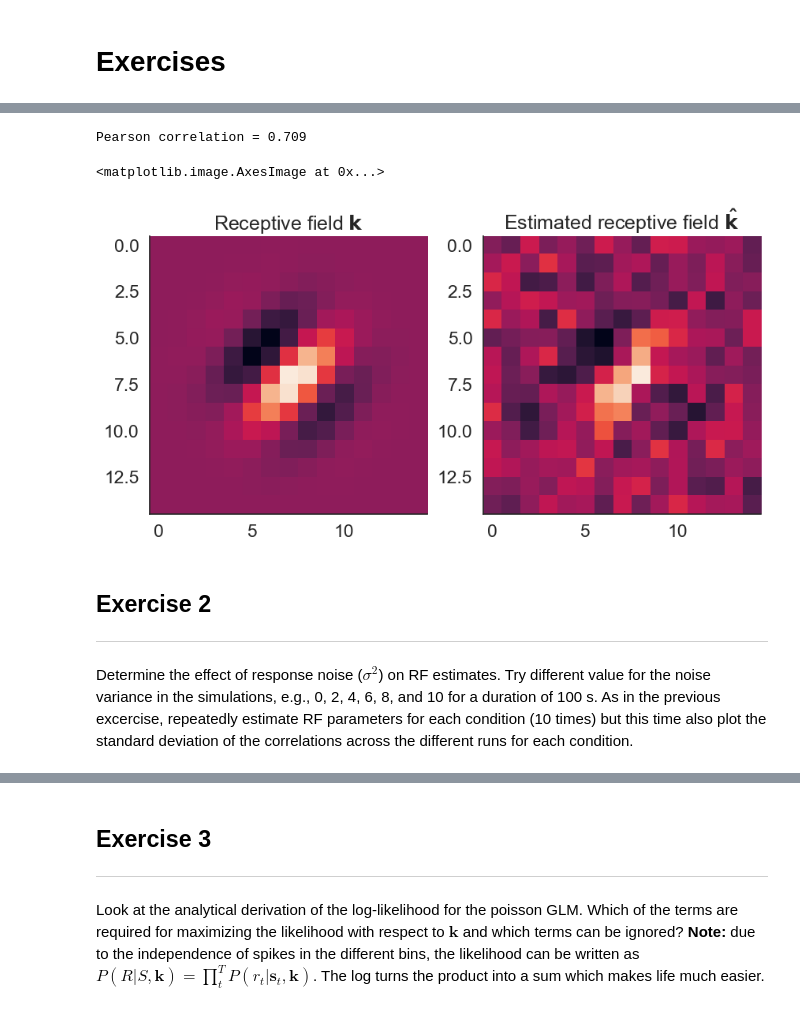
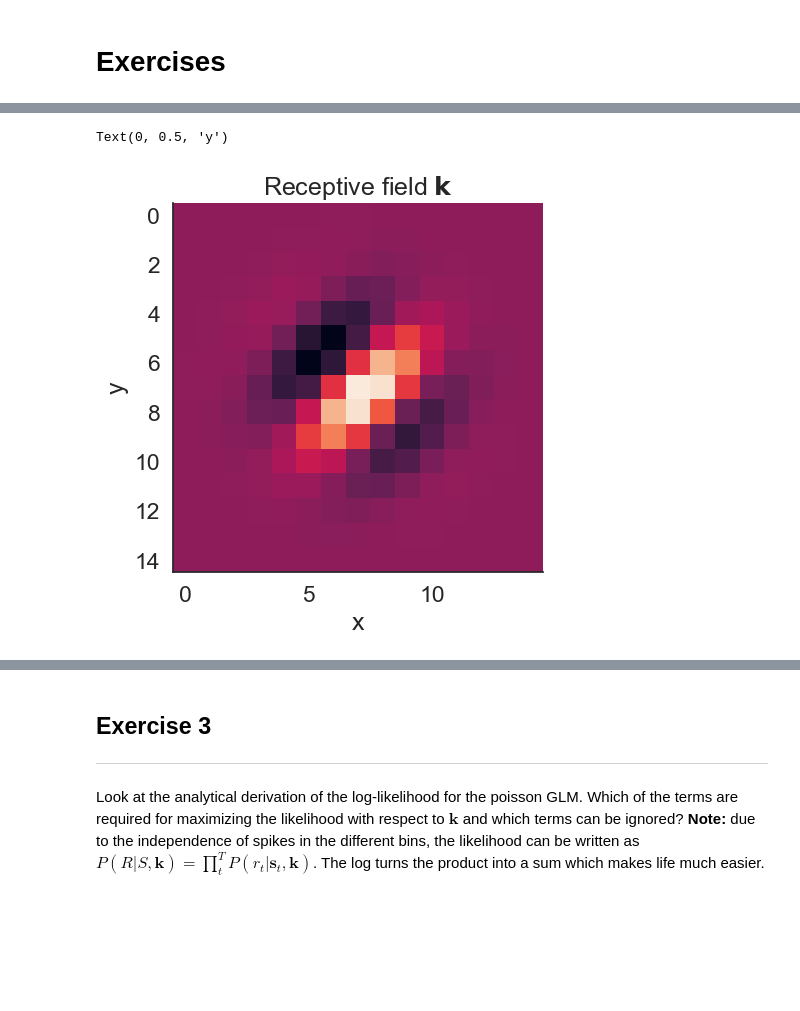
Before and after one commit to EvaMare/Neuro_Analysis, a Jupyter notebook: 2-single-cell-analysis-master/02-GLMs/module_2b_exercises.ipynb, the cells around one changed output, grey strips where cells are left out. Cells and saved outputs as stored; diff of their text form; code cells hidden in the pictures; blank space fills up the shorter version.

```diff
--- a/2-single-cell-analysis-master/02-GLMs/module_2b_exercises.ipynb
+++ b/2-single-cell-analysis-master/02-GLMs/module_2b_exercises.ipynb
@@ -93,44 +24,33 @@ Text(0, 0.5, 'f($\\mathbf{k}^T \\mathbf{s})$')
-# %%
-from scipy.optimize import minimize
-
-# define functions for minimisation
-def cost(k, spike_counts, S,alpha=1):
-    #negative loglikelihood function to minimize
-    ks = np.dot(k, S.T)
-    lamda = np.exp(ks)
-    return -np.dot(spike_counts, ks) + dt * np.sum(lamda)
-
-
-def grad(k, spike_counts, S):
-    # expression of the gradient of the negative log likelihood (note the sign is flipped accordingly)
-
-    ks = np.dot(k, S.T)
-    lamda = np.exp(ks)
-    return -np.dot(S.T, spike_counts - dt*lamda)
-
-k_STA = np.inner(S_flat.T, spike_counts) / np.sum(spike_counts)
-res = minimize(fun = cost, x0 = k_STA / 10, args = (spike_counts, S_flat), method = 'Newton-CG', jac = grad)
-
-K_est = res.x
-
-print("Pearson correlation = {:.3f}".format(np.inner(K.ravel(), K_est[:-1]) / (np.linalg.norm(K.ravel()) * np.linalg.norm(K_est[:-1]))))
-# %% [output]
-Pearson correlation = 0.709
-# %%
-# show result
-plt.figure(figsize=(10,5))
-
-plt.subplot(1,2,1)
-plt.title(r'Receptive field $\mathbf{k}$')
-plt.imshow(K)
-
-plt.subplot(1,2,2)
-plt.title(r'Estimated receptive field $\mathbf{\hat{k}}$')
-plt.imshow(K_est[:-1].reshape(15, 15))
-# %% [output]
-<matplotlib.image.AxesImage at 0x...>
-[figure, removed]
-# %% [markdown]
-## Exercise 2
----
-Determine the effect of response noise ($\sigma^2$) on RF estimates. Try different value for the noise variance in the simulations, e.g., 0, 2, 4, 6, 8, and 10 for a duration of 100 s. As in the previous excercise, repeatedly estimate RF parameters for each condition (10 times) but this time also plot the standard deviation of the correlations across the different runs for each condition.
+# %%
+size = vf_size # size in pixel of our receptive field
+mu = (8, 8) # center of the gabor pathc
+sigma = (4,4) #size of the gabor patch
+angle = 45 # orientation of the gabor patch
+frequency = .085 # spatial frequency of the gabor patch
+phase = 0 # pahse of the gabor pathc
+
+
+xx, yy = np.meshgrid(1. + np.arange(size[0]),
+                         1. + np.arange(size[1]))
+
+# Gaussian envelope
+G = np.exp(- np.power(xx - mu[0], 2) / (2. * sigma[0])
+            - np.power(yy - mu[1], 2) / (2. * sigma[1]))
+
+# spatial modulation
+phi = np.deg2rad(angle)
+xxr = xx * np.cos(phi)
+yyr = yy * np.sin(phi)
+xyr = (xxr + yyr) * 2. * np.pi * 2. * frequency
+Sn = np.cos(xyr + phase)
+
+K = G * Sn
+K /= np.amax(np.abs(K))
+
+plt.imshow(K)
+plt.title(r'Receptive field $\bf{k}$')
+plt.xlabel('x')
+plt.ylabel('y')
+# %% [output]
+Text(0, 0.5, 'y')
+[figure, added]
```
Also changed, not shown: parts of 7 cells of this notebook.
